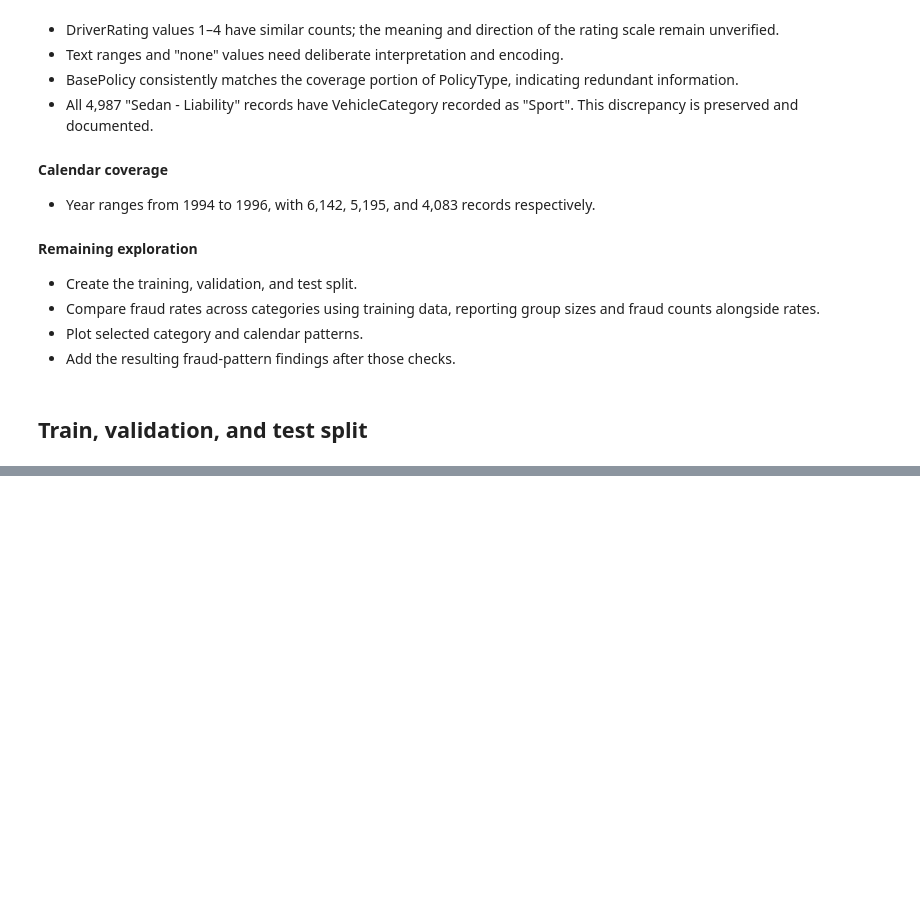
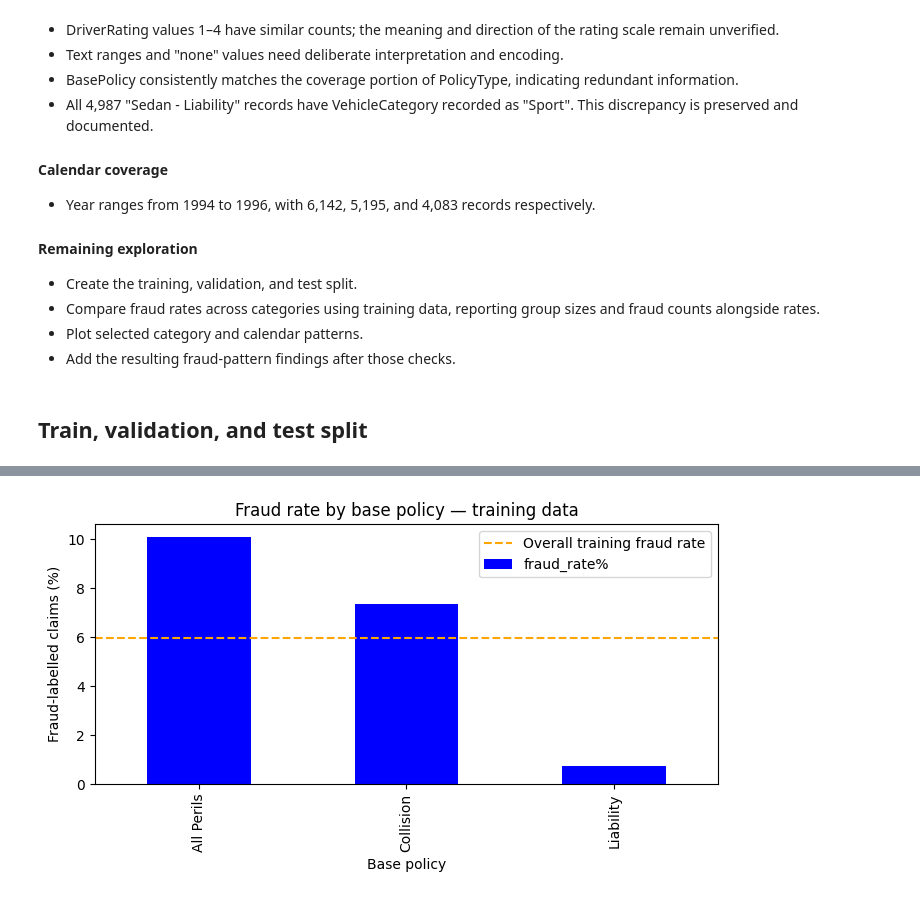
Before and after one commit to WhySoSerious404/trust-safety-analytics, a Jupyter notebook: 01-fraud-detection/fraud_detection.ipynb, the cells around one changed output, grey strips where cells are left out. Drawn from its saved outputs; the diff is of its cells as text; code cells hidden in the pictures; blank space fills up the shorter version.

```diff
--- a/01-fraud-detection/fraud_detection.ipynb
+++ b/01-fraud-detection/fraud_detection.ipynb
@@ -386,0 +454,15 @@ pd.crosstab(df["PolicyType"], df["BasePolicy"])
+# %%
+base_policy_summary = (
+    train_df.groupby("BasePolicy")["FraudFound_P"]
+    .agg(
+        records="size",
+        fraud_cases="sum",
+        fraud_rate="mean"
+    )
+)
+
+base_policy_summary["fraud_rate%"] = (
+    base_policy_summary["fraud_rate"] * 100
+)
+
+base_policy_summary[["records", "fraud_cases", "fraud_rate%"]]
@@ -386,0 +576,25 @@ pd.crosstab(df["PolicyType"], df["BasePolicy"])
+# %%
+ax = base_policy_summary["fraud_rate%"].plot(
+    kind="bar",
+    color="blue",
+    figsize=(7, 4),
+    legend=False
+)
+
+ax.axhline(
+    train_df["FraudFound_P"].mean() * 100,
+    color="orange",
+    linestyle="--",
+    label="Overall training fraud rate"
+)
+
+ax.set_title("Fraud rate by base policy — training data")
+ax.set_xlabel("Base policy")
+ax.set_ylabel("Fraud-labelled claims (%)")
+ax.set_ylim(bottom=0)
+ax.legend()
+
+plt.tight_layout()
+plt.show()
+# %% [output]
+[figure, added]
```
Also changed, not shown: parts of 35 cells of this notebook.
